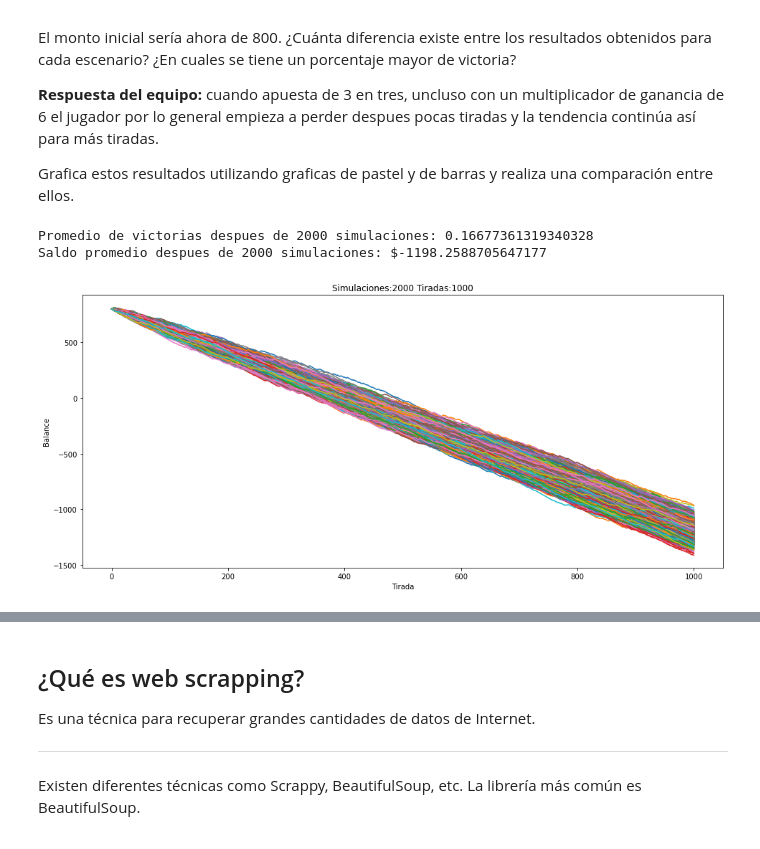
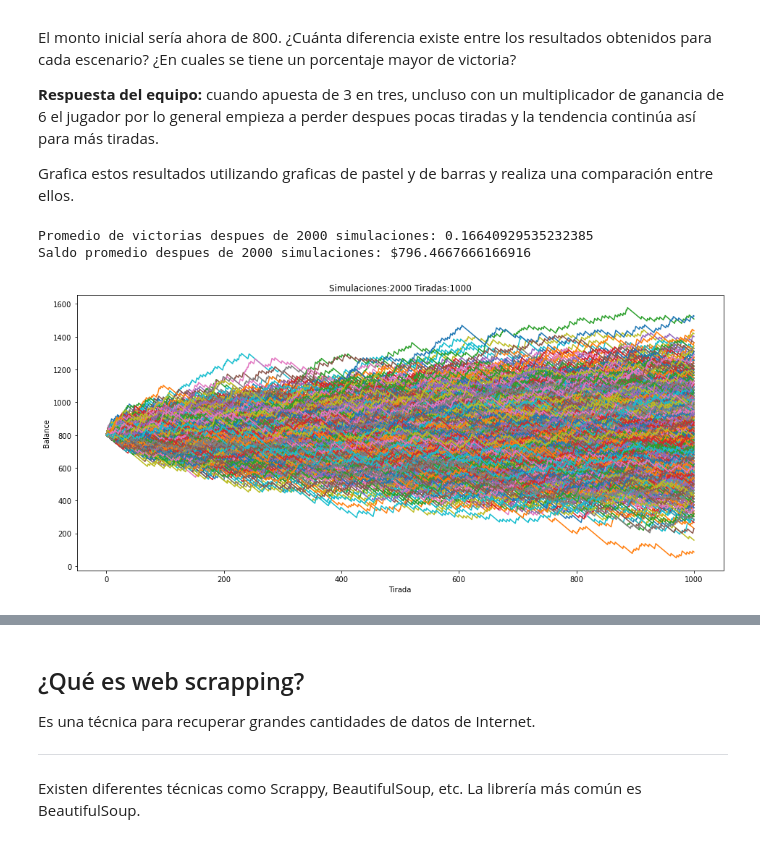
Before and after one commit to SalRmz/DCDP, a Jupyter notebook: 01 Programación en Python/notebooks/exercises/Practica5_Estadistica.ipynb, the cells around one changed output, grey strips where cells are left out. Drawn from its saved outputs; the diff is of its cells as text; code cells hidden in the pictures.

```diff
--- a/01 Programación en Python/notebooks/exercises/Practica5_Estadistica.ipynb
+++ b/01 Programación en Python/notebooks/exercises/Practica5_Estadistica.ipynb
@@ -204,37 +206,37 @@ for i in range(num_simulations):
     win_probability_sim = [0]
 
 
     while num_rolls[-1] < max_num_rolls:
         dice = roll_dice()
         num_wins.append( num_wins[-1] + dice )
         num_rolls.append(num_rolls[-1] + 1)# Store tracking variables and add line to figure
-        balance_sim.append(balance_sim[-1] -bet + multiplicador*(dice) )
+        balance_sim.append(balance_sim[-1] -bet + multiplicador*(dice)*bet )
         win_probability_sim.append(num_wins[-1]/num_rolls[-1])
 
 
     win_probability.append(win_probability_sim[-1])
     end_balance.append(balance_sim[-1])
     plt.plot(num_rolls,balance_sim)
 
     if DEBUG:
         for i,j,k,m in zip(num_rolls,num_wins,balance,win_probability_sim):
             print("tirada:",i,"wins:",j,'balance:',k,"win prob;",m)
 
 
 plt.title("Simulaciones:"+str(num_simulations)+' Tiradas:'+str(max_num_rolls))
 plt.xlabel("Tirada")
 plt.ylabel("Balance")
 
 # Probabilidad promedio de victoria y saldo final
 import numpy as np
 overall_win_probability = np.mean(win_probability)
 overall_end_balance = np.mean(end_balance)
 print("Promedio de victorias despues de " + str(num_simulations) + " simulaciones: " + str(overall_win_probability))
 print("Saldo promedio despues de " + str(num_simulations) + " simulaciones: $" + str(overall_end_balance))
 # %% [output]
-Promedio de victorias despues de 2000 simulaciones: 0.16677361319340328
-Saldo promedio despues de 2000 simulaciones: $-1198.2588705647177
+Promedio de victorias despues de 2000 simulaciones: 0.16640929535232385
+Saldo promedio despues de 2000 simulaciones: $796.4667666166916
-[figure, old version]
+[figure, new version]
 # %%
 #Ahora, realiza el mismo procedimiento pero mostrando los resultados para 10, 100, 1000 y 10000 lanzamientos,
 # considerando 200, 2000 y 20000 simulaciones.
```
Also changed, not shown: parts of 37 cells of this notebook.
